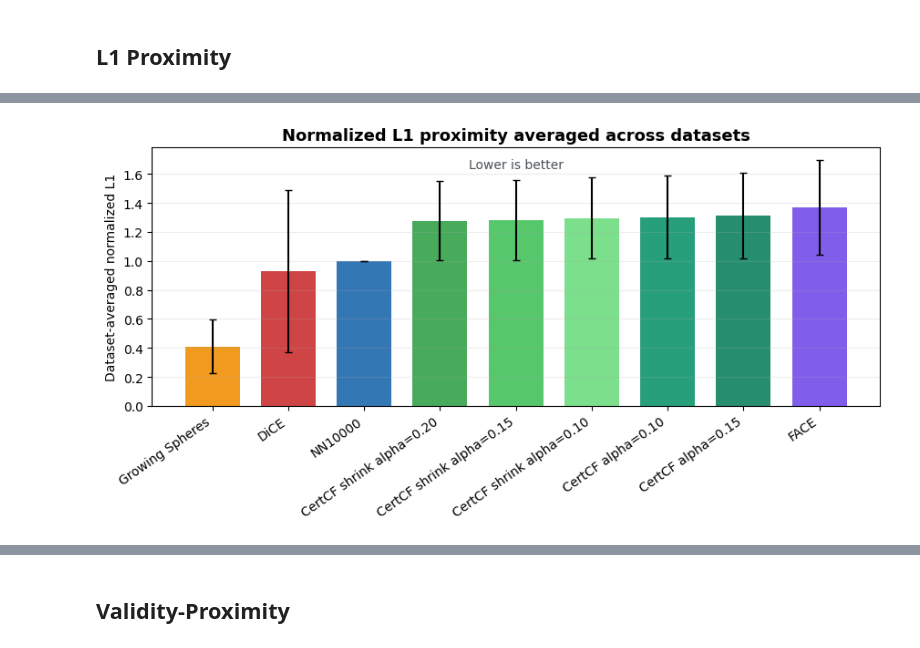
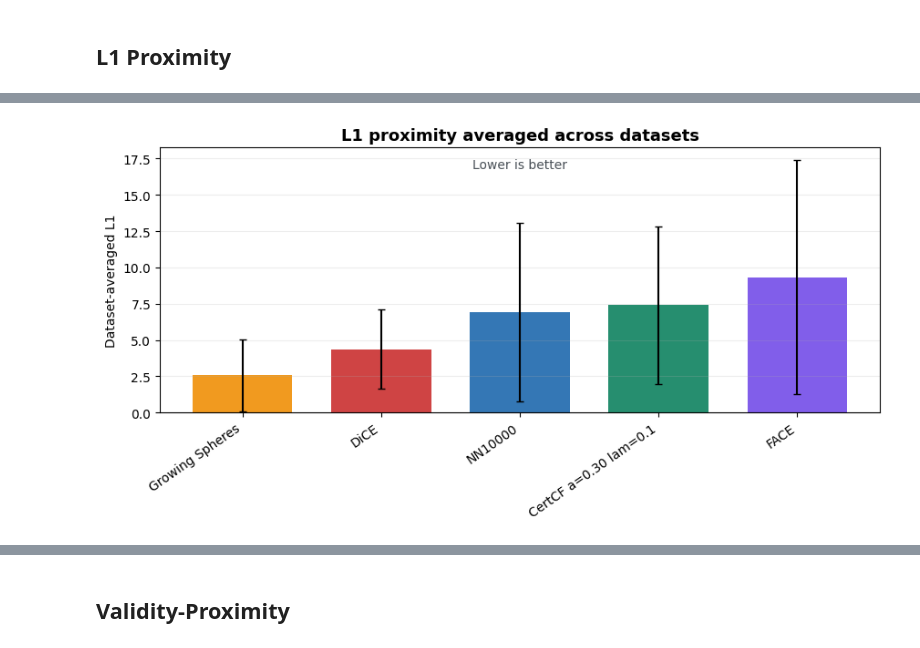
Before and after one commit to GabrielePintus/PreimageCounterfactualSampling, a Jupyter notebook: notebooks/6.29 - Final benchmark clean load.ipynb, the cells around one changed output, grey strips where cells are left out. Saved outputs shown, nothing was run; the diff lists cells and outputs as text; code cells hidden in the pictures.

```diff
--- a/notebooks/6.29 - Final benchmark clean load.ipynb
+++ b/notebooks/6.29 - Final benchmark clean load.ipynb
@@ -62,20 +72,21 @@ RESULT_FILE_SPECS = [
     {
         'result_key': 'final_benchmark_noface',
         'path': RESULTS_DIR / 'final_benchmark_noface.parquet',
-        'excluded_methods': {'face'},
+        # CertCF is now taken only from the sparse-shrink sweep below.
+        'excluded_methods': {'face', 'certcf'},
         'included_run_names_by_method': {
             'growing_spheres': {'gs_max_radius=50.0'},
         },
     },
     {
-        'result_key': 'final_benchmark_noface_certcf_shrink',
-        'path': RESULTS_DIR / 'final_benchmark_noface_certcf_shrink.parquet',
-        'excluded_methods': set(),
+        'result_key': 'final_benchmark_noface_certcf_shrink_sparsity',
+        'path': RESULTS_DIR / 'final_benchmark_noface_certcf_shrink_sparsity.parquet',
+        'included_methods': {'certcf'},
     },
     {
         'result_key': 'final_benchmark_face',
         'path': RESULTS_DIR / 'final_benchmark_face.parquet',
-        'excluded_methods': set(),
+        'included_methods': {'face'},
     },
 ]
 
@@ -226,42 +296,23 @@ plot_validity_barplot(VALIDITY_AVERAGED_DF);
 # %% [markdown]
 ## L1 Proximity
 # %%
-def nn10000_l1_scale_by_dataset(df: pd.DataFrame) -> pd.DataFrame:
-    rows = []
-    for dataset in DATASET_ORDER:
-        ds = df[df['dataset'].astype(str).eq(dataset)]
-        nn = ds[
-            ds['method_label'].astype(str).eq('NN10000')
-            & ds['success'].astype(bool)
-            & ds['l1_distance'].notna()
-        ]
-        fallback = ds[ds['success'].astype(bool) & ds['l1_distance'].notna()]
-        if not nn.empty:
-            scale = float(nn['l1_distance'].mean())
-            source = 'NN10000 mean successful L1'
-        elif not fallback.empty:
-            scale = float(fallback['l1_distance'].median())
-            source = 'all-method median successful L1 fallback'
-        else:
-            scale = np.nan
-            source = 'missing'
-        rows.append({'dataset': dataset, 'l1_scale': scale, 'scale_source': source})
-    return pd.DataFrame(rows)
+import matplotlib.pyplot as plt
 
 
-def compute_l1_proximity_summary(df: pd.DataFrame, scale_df: pd.DataFrame) -> tuple[pd.DataFrame, pd.DataFrame]:
-    scale_by_dataset = scale_df.set_index('dataset')['l1_scale'].to_dict()
+def compute_l1_proximity_summary(
+    df: pd.DataFrame,
+    method_order: list[str],
+) -> tuple[pd.DataFrame, pd.DataFrame]:
     rows = []
     for dataset_name in DATASET_ORDER:
-        scale = scale_by_dataset.get(dataset_name, np.nan)
         ds = df[df['dataset'].astype(str).eq(dataset_name)]
-        for method_label in METHOD_ORDER:
+        for method_label in method_order:
             method_df = ds[
                 ds['method_label'].astype(str).eq(method_label)
                 & ds['success'].astype(bool)
                 & ds['l1_distance'].notna()
             ]
-            if method_df.empty or not np.isfinite(scale) or scale <= 0:
+            if method_df.empty:
                 continue
             l1 = method_df['l1_distance'].to_numpy(dtype=float)
             rows.append({
@@ -269,7 +320,6 @@ def compute_l1_proximity_summary(df: pd.DataFrame, scale_df: pd.DataFrame) -> tu
                 'method_label': method_label,
                 'n_success': int(len(method_df)),
                 'l1_mean': float(np.mean(l1)),
-                'normalized_l1_mean': float(np.mean(l1 / scale)),
             })
 
     by_dataset = pd.DataFrame(rows)
@@ -281,29 +331,27 @@ def compute_l1_proximity_summary(df: pd.DataFrame, scale_df: pd.DataFrame) -> tu
             total_success=('n_success', 'sum'),
             dataset_avg_l1=('l1_mean', 'mean'),
             dataset_std_l1=('l1_mean', 'std'),
-            dataset_avg_normalized_l1=('normalized_l1_mean', 'mean'),
-            dataset_std_normalized_l1=('normalized_l1_mean', 'std'),
         )
         .reset_index()
     )
-    averaged['method_label'] = pd.Categorical(averaged['method_label'], METHOD_ORDER, ordered=True)
+    averaged['method_label'] = pd.Categorical(averaged['method_label'].astype(str), method_order, ordered=True)
     averaged = averaged.sort_values('method_label', ignore_index=True)
     return by_dataset, averaged
 
 
 def plot_l1_proximity_barplot(summary_df: pd.DataFrame):
-    plot_df = summary_df.sort_values('dataset_avg_normalized_l1', ascending=True, ignore_index=True)
+    plot_df = summary_df.sort_values('dataset_avg_l1', ascending=True, ignore_index=True)
     labels = plot_df['method_label'].astype(str).tolist()
     x = np.arange(len(labels))
     colors = [PALETTE.get(label, '#868E96') for label in labels]
-    y = plot_df['dataset_avg_normalized_l1'].to_numpy(dtype=float)
-    yerr = plot_df['dataset_std_normalized_l1'].fillna(0.0).to_numpy(dtype=float)
+    y = plot_df['dataset_avg_l1'].to_numpy(dtype=float)
+    yerr = plot_df['dataset_std_l1'].fillna(0.0).to_numpy(dtype=float)
 
     fig, ax = plt.subplots(figsize=(8.8, 4.6))
     ax.bar(x, y, yerr=yerr, color=colors, alpha=0.88, capsize=3, width=0.72)
-    ax.set_title('Normalized L1 proximity averaged across datasets', fontsize=13, fontweight='bold')
+    ax.set_title('L1 proximity averaged across datasets', fontsize=13, fontweight='bold')
     ax.text(0.5, 0.96, 'Lower is better', transform=ax.transAxes, ha='center', va='top', fontsize=10, color='#495057')
-    ax.set_ylabel('Dataset-averaged normalized L1')
+    ax.set_ylabel('Dataset-averaged L1')
     ax.set_xticks(x)
     ax.set_xticklabels(labels, rotation=35, ha='right')
     ax.grid(True, axis='y', alpha=0.22)
@@ -311,8 +359,25 @@ def plot_l1_proximity_barplot(summary_df: pd.DataFrame):
     return fig, ax
 
 
-L1_SCALE_DF = nn10000_l1_scale_by_dataset(BENCHMARK_DF)
-L1_PROXIMITY_BY_DATASET_DF, L1_PROXIMITY_AVERAGED_DF = compute_l1_proximity_summary(BENCHMARK_DF, L1_SCALE_DF)
+CERTCF_L1_BY_DATASET_DF, CERTCF_L1_SWEEP_AVERAGED_DF = compute_l1_proximity_summary(
+    CERTCF_SWEEP_DF,
+    CERTCF_SWEEP_METHOD_ORDER,
+)
+CERTCF_L1_SWEEP_AVERAGED_DF = CERTCF_L1_SWEEP_AVERAGED_DF.sort_values('dataset_avg_l1', ascending=True, ignore_index=True)
+
+print('All CertCF sweep runs sorted by raw dataset-averaged L1 proximity:')
+display(CERTCF_L1_SWEEP_AVERAGED_DF.round(4))
+
+PROXIMITY_CERTCF_LABEL = str(CERTCF_L1_SWEEP_AVERAGED_DF.iloc[0]['method_label'])
+PROXIMITY_METHOD_ORDER = [PROXIMITY_CERTCF_LABEL, *BASELINE_METHOD_ORDER]
+PROXIMITY_DF = ANALYSIS_DF[ANALYSIS_DF['method_label'].astype(str).isin(PROXIMITY_METHOD_ORDER)].copy()
+PROXIMITY_DF['method_label'] = pd.Categorical(PROXIMITY_DF['method_label'].astype(str), PROXIMITY_METHOD_ORDER, ordered=True)
+
+print(f'CertCF run selected for the proximity plot: {PROXIMITY_CERTCF_LABEL}')
+L1_PROXIMITY_BY_DATASET_DF, L1_PROXIMITY_AVERAGED_DF = compute_l1_proximity_summary(
+    PROXIMITY_DF,
+    PROXIMITY_METHOD_ORDER,
+)
 display(L1_PROXIMITY_AVERAGED_DF.round(4))
 plot_l1_proximity_barplot(L1_PROXIMITY_AVERAGED_DF);
 # %% [output]
@@ -329 +409 @@ plot_l1_proximity_barplot(L1_PROXIMITY_AVERAGED_DF);
-[figure, old version]
+[figure, new version]
```
Also changed, not shown: parts of 48 cells of this notebook.
